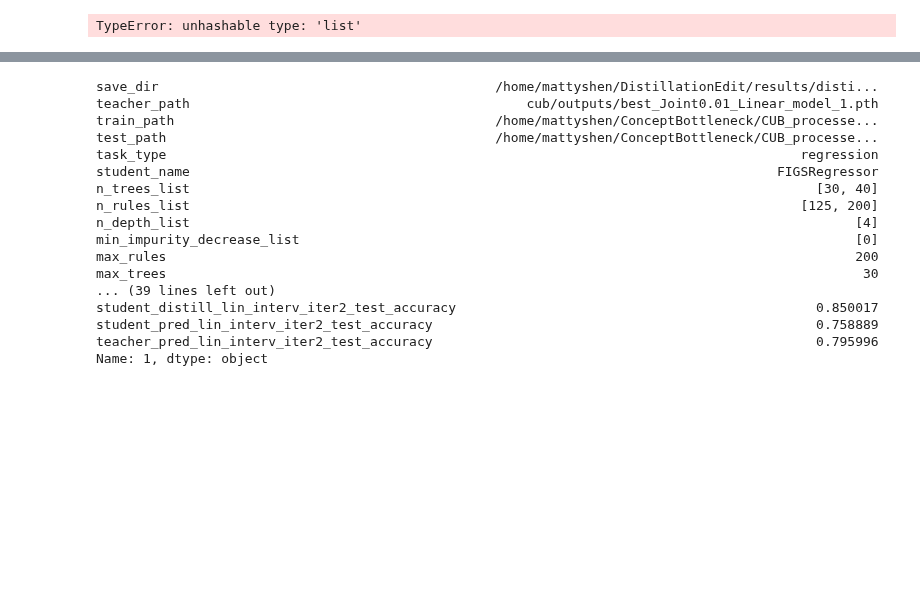
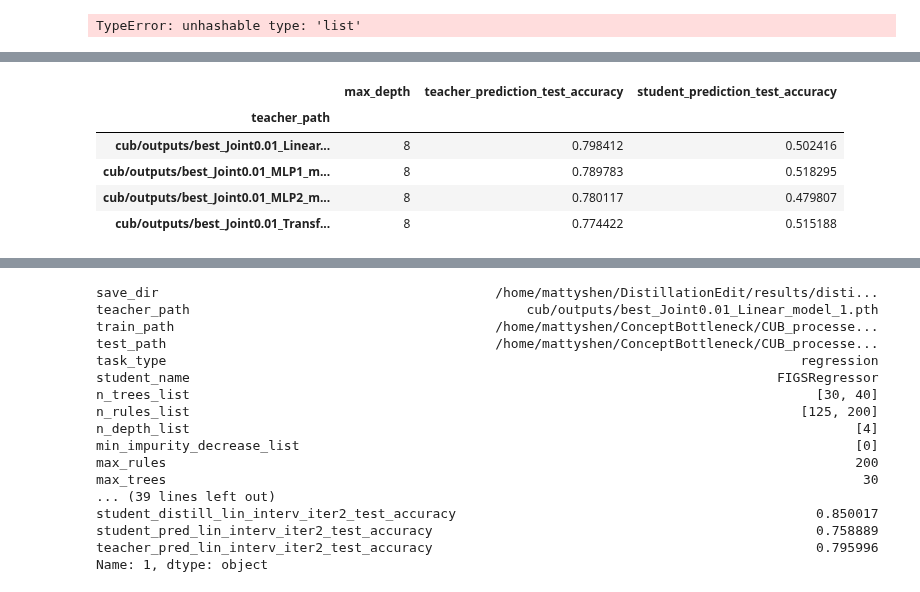
Before and after one commit to mattyshen/adaptiveTTI, a Jupyter notebook: notebooks/distillation_cub.ipynb, the cells around one changed output, grey strips where cells are left out. Cells and saved outputs as stored; diff of their text form; code cells hidden in the pictures; blank space fills up the shorter version.

```diff
--- a/notebooks/distillation_cub.ipynb
+++ b/notebooks/distillation_cub.ipynb
@@ -36,0 +63,9 @@ r.to_csv('../csv_results/distillation_cub.csv')
+# %%
+r[r.student_name=='DecisionTreeRegressor'][['teacher_path','max_depth','teacher_prediction_test_accuracy', 'student_prediction_test_accuracy']].groupby('teacher_path').max()
+# %% [output]
+|  | max_depth | teacher_prediction_test_accuracy | student_prediction_test_accuracy |
+| teacher_path |  |  |  |
+| cub/outputs/best_Joint0.01_Linear... | 8 | 0.798412 | 0.502416 |
+| cub/outputs/best_Joint0.01_MLP1_m... | 8 | 0.789783 | 0.518295 |
+| cub/outputs/best_Joint0.01_MLP2_m... | 8 | 0.780117 | 0.479807 |
+| cub/outputs/best_Joint0.01_Transf... | 8 | 0.774422 | 0.515188 |
```
Also changed, not shown: parts of 6 cells of this notebook, 15 other files.
